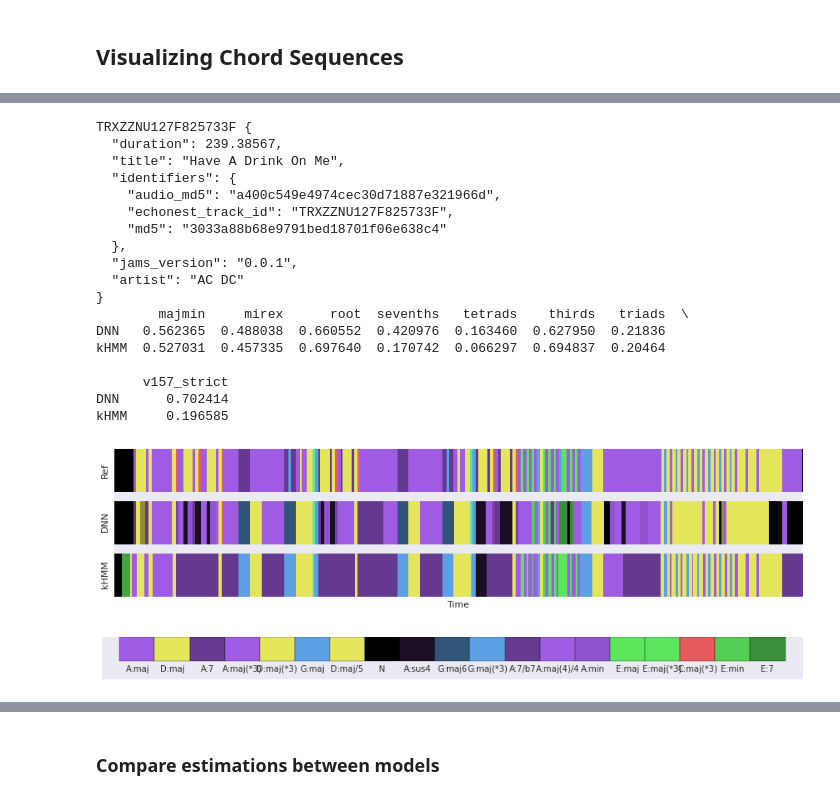
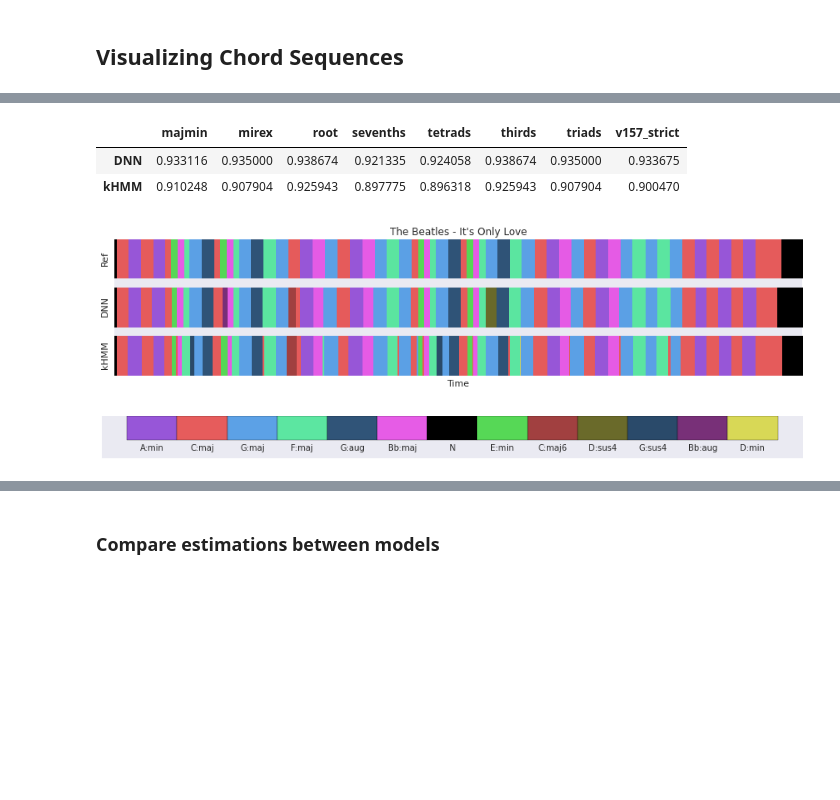
Before and after one commit to ejhumphrey/ace-lessons, a Jupyter notebook: experiments.ipynb, the cells around one changed output, grey strips where cells are left out. Drawn from its saved outputs; the diff is of its cells as text; code cells hidden in the pictures; blank space fills up the shorter version.

```diff
--- a/experiments.ipynb
+++ b/experiments.ipynb
@@ -153,14 +158,24 @@ reload(lex);reload(util);reload(viz)
 # %% [markdown]
 ## Visualizing Chord Sequences
 # %%
-# Quad I
-key = filter(lambda x:x.startswith('TRIAHH'), all_jams.keys())[0]
-print key, all_jams[key].file_metadata
-print pd.DataFrame([all_DNN_test.ix[key], all_kHMM_test.ix[key]], index=['DNN', 'kHMM'])
-figs = viz.plot_annotations(
-    [all_jams[key].chord[0], DNN_test_jams[key].chord[0], kHMM_test_jams[key].chord[0]],
-    ['Ref', 'DNN', 'kHMM'], (12, 3), (12, 1), vocab='soft')
-# figs[0].savefig("paper/figs/DNN_kHMM_{0}_annotations.pdf".format(key),
-#                  transparent=True)
-# figs[1].savefig("paper/figs/DNN_kHMM_{0}_legend.pdf".format(key),
-#                  transparent=True)
+def draw_triple(key, vocab='soft', save_fig=False):
+    key = filter(lambda x:x.startswith(key), all_jams.keys())[0]
+
+    stats = pd.DataFrame([all_DNN_test.ix[key], all_kHMM_test.ix[key]], index=['DNN', 'kHMM'])
+    display(HTML(stats.to_html()))
+
+    title = "{artist} - {title}".format(**all_jams[key].file_metadata)
+    annots = [all_jams[key].chord[0], DNN_test_jams[key].chord[0],
+              kHMM_test_jams[key].chord[0]]
+    figs = viz.plot_annotations(
+        annots, ['Ref', 'DNN', 'kHMM'], (12, 3), (12, 1),
+        vocab=vocab, title=title)
+
+    if save_fig:
+        figs[0].savefig("paper/figs/{0}_annotations.pdf".format(key),
+                        transparent=True)
+        figs[1].savefig("paper/figs/{0}_legend.pdf".format(key),
+                        transparent=True)
+
+        with open("paper/figs/{0}_meta.json".format(key), 'w') as fp:
+            json.dump(dict(stats=stats.to_dict(), **all_jams[key].file_metadata), fp, indent=2)
@@ -395,33 +182,9 @@ kHMM     0.911604
-# %%
-# Quad III
-key = filter(lambda x:x.startswith('TRXZZNU'), all_jams.keys())[0]
-print key, all_jams[key].file_metadata
-print pd.DataFrame([all_DNN_trains[0].ix[key], all_kHMM_trains[0].ix[key]], index=['DNN', 'kHMM'])
-figs = viz.plot_annotations(
-    [all_jams[key].chord[0], DNN_train0_jams[key].chord[0], kHMM_train0_jams[key].chord[0]],
-    ['Ref', 'DNN', 'kHMM'], (12, 3), (12, 1), vocab='soft')
-# figs[0].savefig("paper/figs/DNN_kHMM_{0}_annotations.pdf".format(key),
-#                  transparent=True)
-# figs[1].savefig("paper/figs/DNN_kHMM_{0}_legend.pdf".format(key),
-#                  transparent=True)
-# %% [output]
-TRXZZNU127F825733F {
-  "duration": 239.38567,
-  "title": "Have A Drink On Me",
-  "identifiers": {
-    "audio_md5": "a400c549e4974cec30d71887e321966d",
-    "echonest_track_id": "TRXZZNU127F825733F",
-    "md5": "3033a88b68e9791bed18701f06e638c4"
-  },
-  "jams_version": "0.0.1",
-  "artist": "AC DC"
-}
-        majmin     mirex      root  sevenths   tetrads    thirds   triads  \
-DNN   0.562365  0.488038  0.660552  0.420976  0.163460  0.627950  0.21836
-kHMM  0.527031  0.457335  0.697640  0.170742  0.066297  0.694837  0.20464
-
-      v157_strict
-DNN      0.702414
-kHMM     0.196585
-[figure, removed]
-[figure, removed]
+# %%
+# Quad I
+draw_triple('TRIAHH')
+# %% [output]
+|  | majmin | mirex | root | sevenths | tetrads | thirds | triads | v157_strict |
+| DNN | 0.933116 | 0.935000 | 0.938674 | 0.921335 | 0.924058 | 0.938674 | 0.935000 | 0.933675 |
+| kHMM | 0.910248 | 0.907904 | 0.925943 | 0.897775 | 0.896318 | 0.925943 | 0.907904 | 0.900470 |
+[figure, added]
+[figure, added]
```
Also changed, not shown: parts of 69 cells of this notebook, 10 other files.
